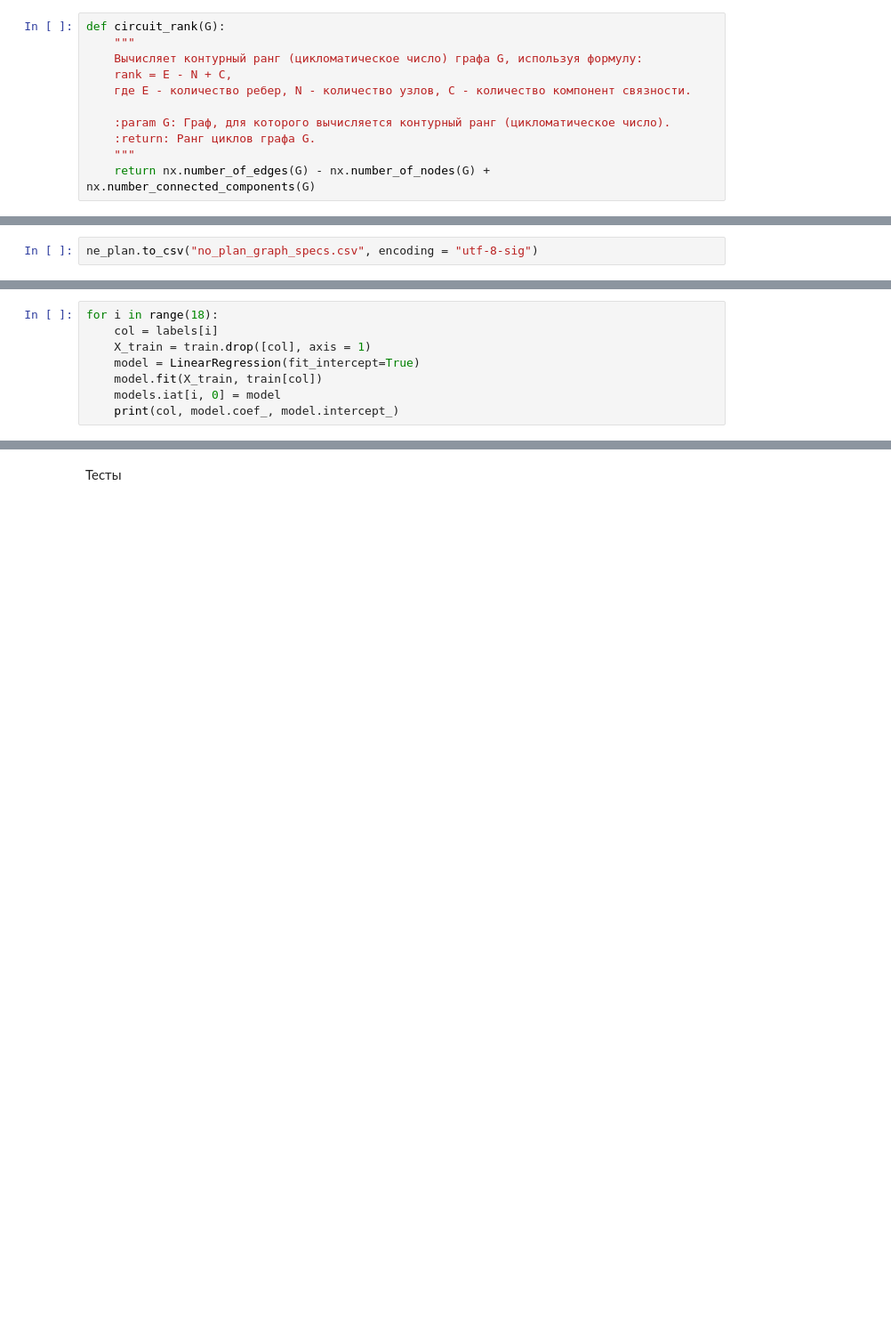
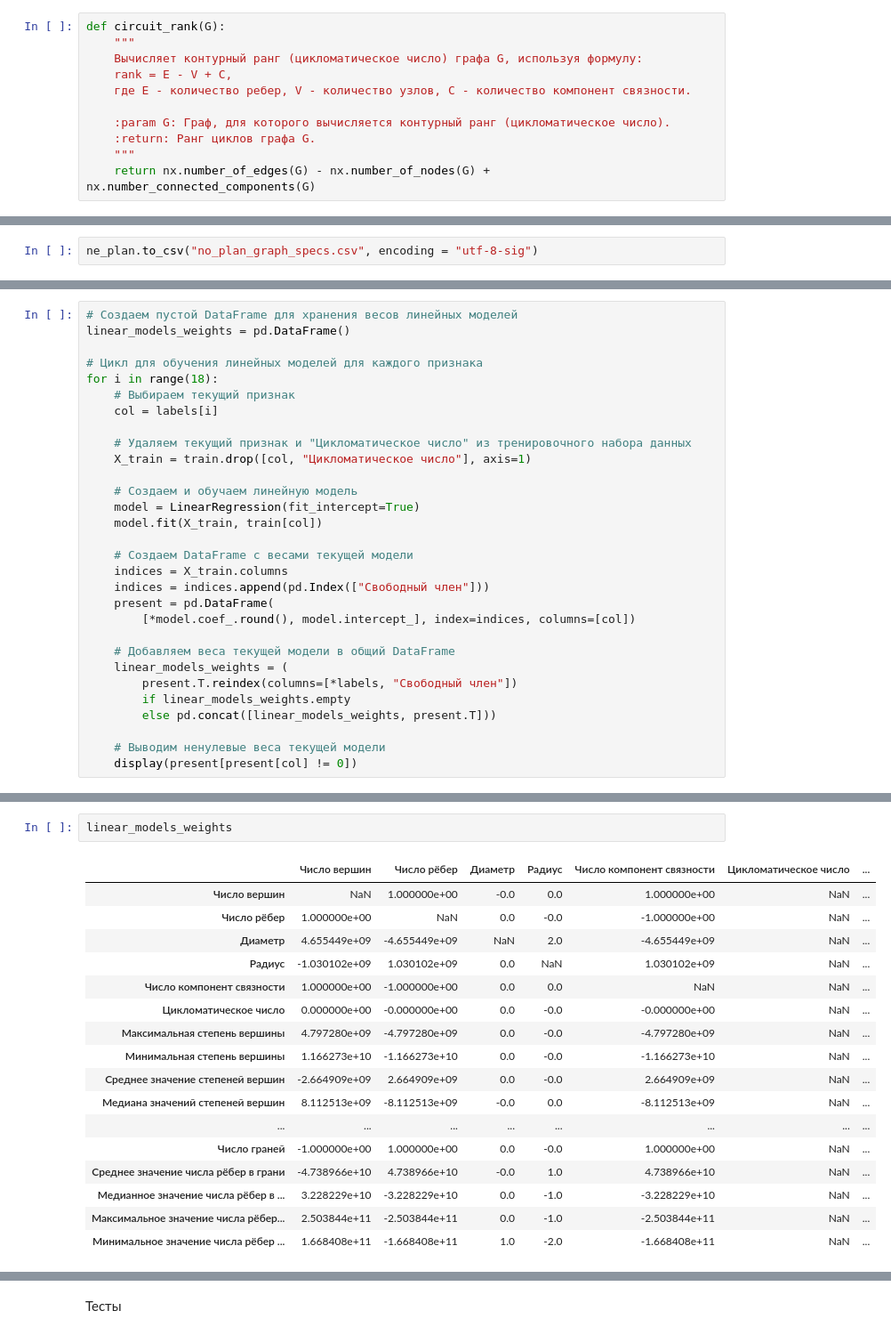
Before and after one commit to Fel1-of/wise-task-research, a Jupyter notebook: main.ipynb, the cells around one changed output, grey strips where cells are left out. Shown at 89% size. Saved outputs shown, nothing was run; the diff lists cells and outputs as text; blank space fills up the shorter version.

```diff
--- a/main.ipynb
+++ b/main.ipynb
@@ -173,8 +213,8 @@ def number_connected_components(G):
 def circuit_rank(G):
     """
     Вычисляет контурный ранг (цикломатическое число) графа G, используя формулу:
-    rank = E - N + C,
-    где E - количество ребер, N - количество узлов, C - количество компонент связности.
+    rank = E - V + C,
+    где E - количество ребер, V - количество узлов, C - количество компонент связности.
 
     :param G: Граф, для которого вычисляется контурный ранг (цикломатическое число).
     :return: Ранг циклов графа G.
@@ -664,8 +727,0 @@ models = pd.DataFrame(np.nan, index = range(18), columns = ["Model"])
-# %%
-for i in range(18):
-    col = labels[i]
-    X_train = train.drop([col], axis = 1)
-    model = LinearRegression(fit_intercept=True)
-    model.fit(X_train, train[col])
-    models.iat[i, 0] = model
-    print(col, model.coef_, model.intercept_)
@@ -691,0 +728,30 @@ for i in range(18):
+# %%
+# Создаем пустой DataFrame для хранения весов линейных моделей
+linear_models_weights = pd.DataFrame()
+
+# Цикл для обучения линейных моделей для каждого признака
+for i in range(18):
+    # Выбираем текущий признак
+    col = labels[i]
+
+    # Удаляем текущий признак и "Цикломатическое число" из тренировочного набора данных
+    X_train = train.drop([col, "Цикломатическое число"], axis=1)
+
+    # Создаем и обучаем линейную модель
+    model = LinearRegression(fit_intercept=True)
+    model.fit(X_train, train[col])
+
+    # Создаем DataFrame с весами текущей модели
+    indices = X_train.columns
+    indices = indices.append(pd.Index(["Свободный член"]))
+    present = pd.DataFrame(
+        [*model.coef_.round(), model.intercept_], index=indices, columns=[col])
+
+    # Добавляем веса текущей модели в общий DataFrame
+    linear_models_weights = (
+        present.T.reindex(columns=[*labels, "Свободный член"])
+        if linear_models_weights.empty
+        else pd.concat([linear_models_weights, present.T]))
+
+    # Выводим ненулевые веса текущей модели
+    display(present[present[col] != 0])
@@ -691,0 +839,20 @@ for i in range(18):
+# %%
+linear_models_weights
+# %% [output]
+|  | Число вершин | Число рёбер | Диаметр | Радиус | Число компонент связности | Цикломатическое число | ... |
+| Число вершин | NaN | 1.000000e+00 | -0.0 | 0.0 | 1.000000e+00 | NaN | ... |
+| Число рёбер | 1.000000e+00 | NaN | 0.0 | -0.0 | -1.000000e+00 | NaN | ... |
+| Диаметр | 4.655449e+09 | -4.655449e+09 | NaN | 2.0 | -4.655449e+09 | NaN | ... |
+| Радиус | -1.030102e+09 | 1.030102e+09 | 0.0 | NaN | 1.030102e+09 | NaN | ... |
+| Число компонент связности | 1.000000e+00 | -1.000000e+00 | 0.0 | 0.0 | NaN | NaN | ... |
+| Цикломатическое число | 0.000000e+00 | -0.000000e+00 | 0.0 | -0.0 | -0.000000e+00 | NaN | ... |
+| Максимальная степень вершины | 4.797280e+09 | -4.797280e+09 | 0.0 | -0.0 | -4.797280e+09 | NaN | ... |
+| Минимальная степень вершины | 1.166273e+10 | -1.166273e+10 | 0.0 | -0.0 | -1.166273e+10 | NaN | ... |
+| Среднее значение степеней вершин | -2.664909e+09 | 2.664909e+09 | 0.0 | -0.0 | 2.664909e+09 | NaN | ... |
+| Медиана значений степеней вершин | 8.112513e+09 | -8.112513e+09 | -0.0 | 0.0 | -8.112513e+09 | NaN | ... |
+| ... | ... | ... | ... | ... | ... | ... | ... |
+| Число граней | -1.000000e+00 | 1.000000e+00 | 0.0 | -0.0 | 1.000000e+00 | NaN | ... |
+| Среднее значение числа рёбер в грани | -4.738966e+10 | 4.738966e+10 | -0.0 | 1.0 | 4.738966e+10 | NaN | ... |
+| Медианное значение числа рёбер в ... | 3.228229e+10 | -3.228229e+10 | 0.0 | -1.0 | -3.228229e+10 | NaN | ... |
+| Максимальное значение числа рёбер... | 2.503844e+11 | -2.503844e+11 | 0.0 | -1.0 | -2.503844e+11 | NaN | ... |
+| Минимальное значение числа рёбер ... | 1.668408e+11 | -1.668408e+11 | 1.0 | -2.0 | -1.668408e+11 | NaN | ... |
```
Also changed, not shown: parts of 44 cells of this notebook.
